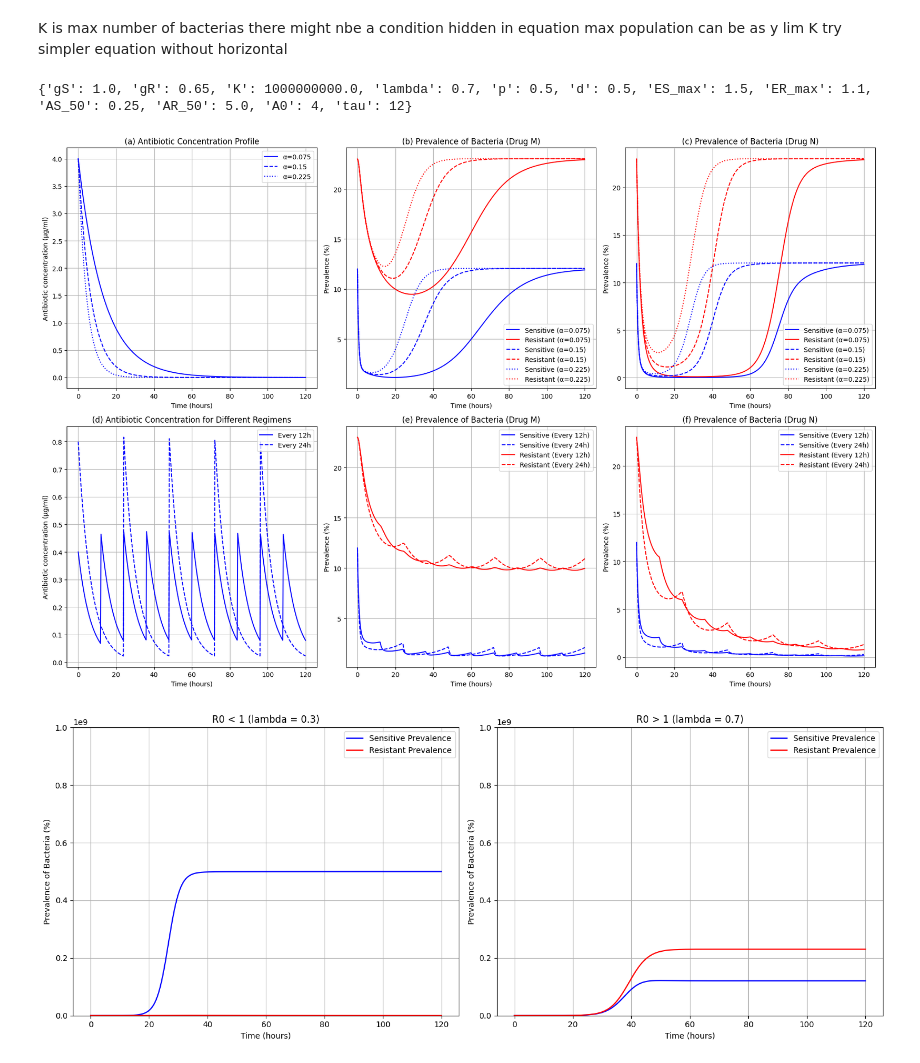
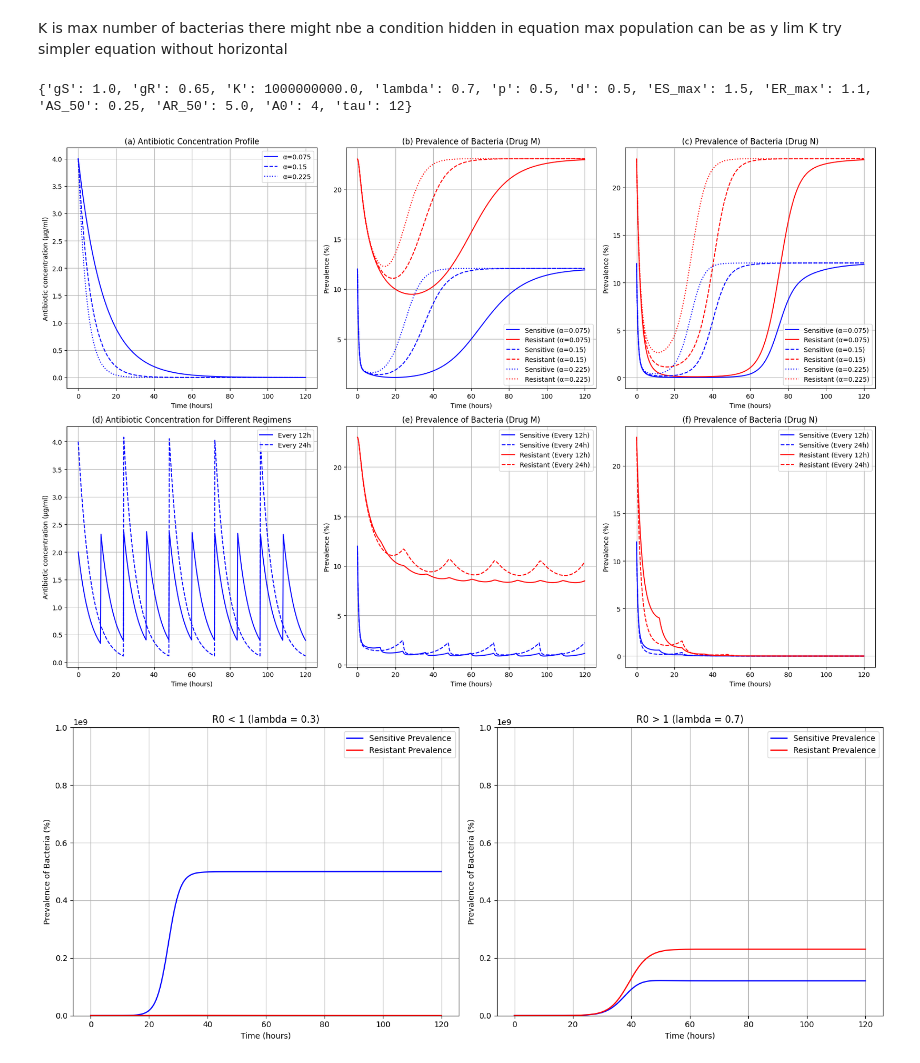
Before and after one commit to itillushka/Antibiotic-Resistance, a Jupyter notebook: antibiotic_resistance_nb.ipynb, the cells around one changed output. Saved outputs shown, nothing was run; the diff lists cells and outputs as text; code cells hidden in the pictures.

Commit message:
Final Model verified and implemented

```diff
--- a/antibiotic_resistance_nb.ipynb
+++ b/antibiotic_resistance_nb.ipynb
@@ -81,6 +81,8 @@ axes[0, 0].set_ylabel("Antibiotic concentration (μg/ml)")
 axes[0, 0].legend()
 axes[0, 0].grid()
 
+
+
 # (b) Prevalence of bacteria when drug M is used
 for alpha, style in zip(alphas, styles):
     solution = odeint(model, initial_conditions, time, args=(params, alpha, -1, 'M'))
@@ -105,6 +107,8 @@ axes[0, 2].set_ylabel("Prevalence (%)")
 axes[0, 2].legend()
 axes[0, 2].grid()
 
+params['A0'] = 20
+
 # (d) Antibiotic regimens concentration profiles
 A_12h = [A_t(t, params['A0'], 0.15, 12) for t in time]
 A_24h = [A_t(t, params['A0'], 0.15, 24) for t in time]
@@ -117,40 +121,40 @@ axes[1, 0].legend()
 axes[1, 0].grid()
 
 # (e) Prevalence under different regimens for drug M
-solution_12h = odeint(model, initial_conditions, time, args=(params, 0.075, 12, 'M'))
-solution_24h = odeint(model, initial_conditions, time, args=(params, 0.075, 24, 'M'))
+solution_12h = odeint(model, initial_conditions, time, args=(params, 0.15, 12, 'M'))
+solution_24h = odeint(model, initial_conditions, time, args=(params, 0.15, 24, 'M'))
 S_12h, R_12h = solution_12h[:, 0], solution_12h[:, 1]
 S_24h, R_24h = solution_24h[:, 0], solution_24h[:, 1]
 axes[1, 1].plot(time, S_12h / params['K'] * 100, color='blue', label="Sensitive (Every 12h)")
 axes[1, 1].plot(time, S_24h / params['K'] * 100, color='blue', linestyle='--', label="Sensitive (Every 24h)")
 axes[1, 1].plot(time, R_12h / params['K'] * 100, color='red', label="Resistant (Every 12h)")
 axes[1, 1].plot(time, R_24h / params['K'] * 100, color='red', linestyle='--', label="Resistant (Every 24h)")
 axes[1, 1].set_title("(e) Prevalence of Bacteria (Drug M)")
 axes[1, 1].set_xlabel("Time (hours)")
 axes[1, 1].set_ylabel("Prevalence (%)")
 axes[1, 1].legend()
 axes[1, 1].grid()
 
 # (f) Prevalence under different regimens for drug N
-solution_12h = odeint(model, initial_conditions, time, args=(params, 0.075, 12, 'N'))
-solution_24h = odeint(model, initial_conditions, time, args=(params, 0.075, 24, 'N'))
+solution_12h = odeint(model, initial_conditions, time, args=(params, 0.15, 12, 'N'))
+solution_24h = odeint(model, initial_conditions, time, args=(params, 0.15, 24, 'N'))
 S_12h, R_12h = solution_12h[:, 0], solution_12h[:, 1]
 S_24h, R_24h = solution_24h[:, 0], solution_24h[:, 1]
 axes[1, 2].plot(time, S_12h / params['K'] * 100, color='blue', label="Sensitive (Every 12h)")
 axes[1, 2].plot(time, S_24h / params['K'] * 100, color='blue', linestyle='--', label="Sensitive (Every 24h)")
 axes[1, 2].plot(time, R_12h / params['K'] * 100, color='red', label="Resistant (Every 12h)")
 axes[1, 2].plot(time, R_24h / params['K'] * 100, color='red', linestyle='--', label="Resistant (Every 24h)")
 axes[1, 2].set_title("(f) Prevalence of Bacteria (Drug N)")
 axes[1, 2].set_xlabel("Time (hours)")
 axes[1, 2].set_ylabel("Prevalence (%)")
 axes[1, 2].legend()
 axes[1, 2].grid()
 
 plt.tight_layout()
 plt.show()
 # %% [output]
 {'gS': 1.0, 'gR': 0.65, 'K': 1000000000.0, 'lambda': 0.7, 'p': 0.5, 'd': 0.5, 'ES_max': 1.5, 'ER_max': 1.1, 'AS_50': 0.25, 'AR_50': 5.0, 'A0': 4, 'tau': 12}
-[figure, old version]
+[figure, new version]
 # %%
 # Initial conditions
 S0 = 1e3   # Initial sensitive bacteria
```
